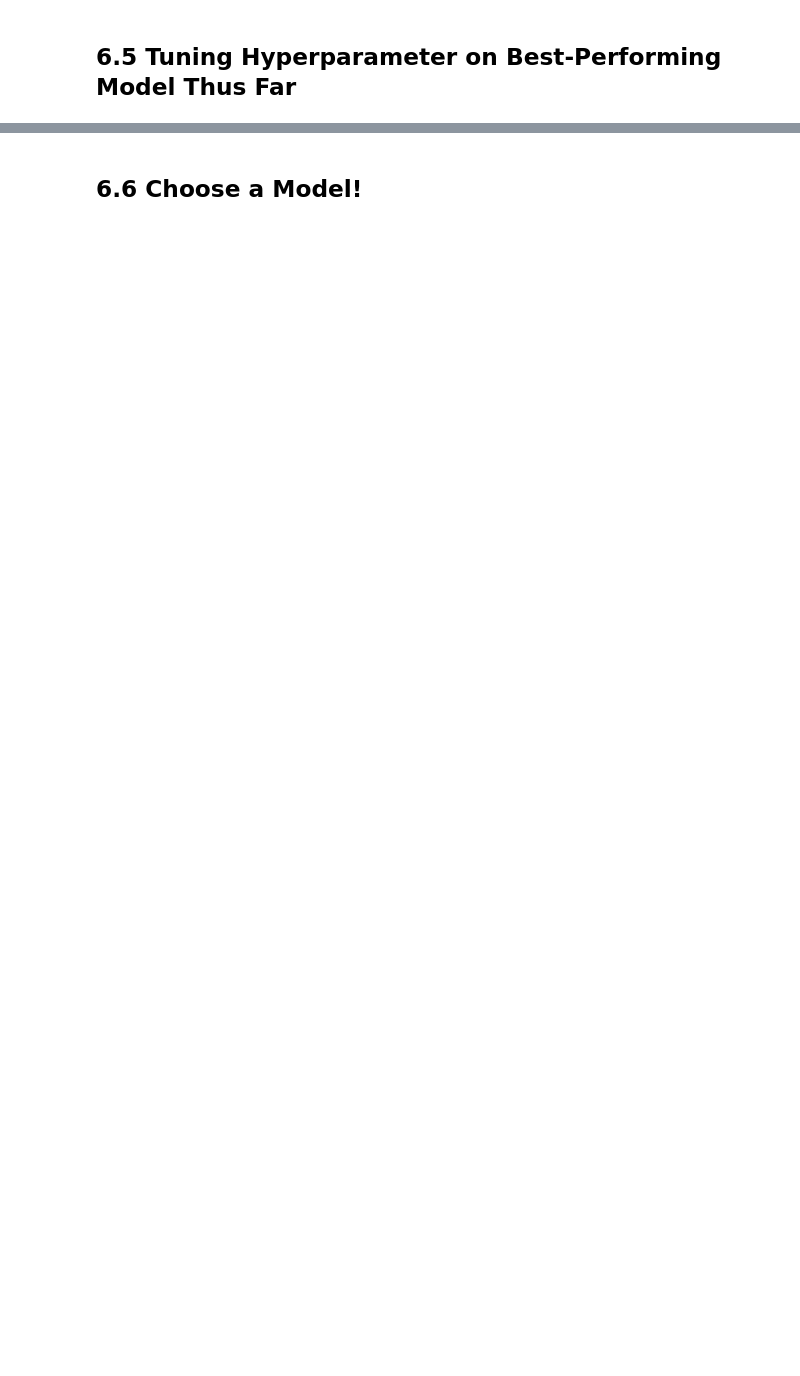
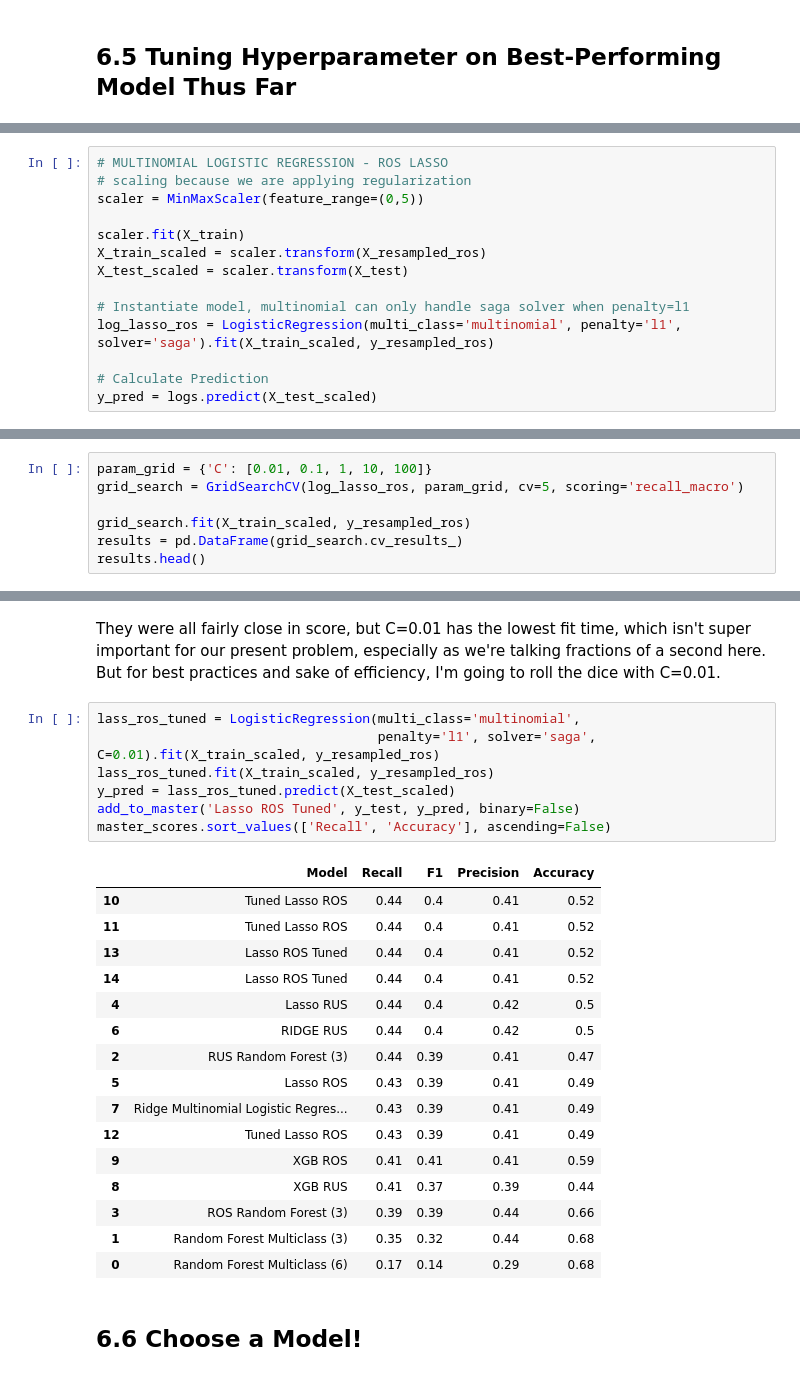
Before and after one commit to GwenToves/Cat-pstone, a Jupyter notebook: Pre_Processing and Modelling.ipynb, the cells around one changed output, grey strips where cells are left out. Cells and saved outputs as stored; diff of their text form; blank space fills up the shorter version.

```diff
--- a/Pre_Processing and Modelling.ipynb
+++ b/Pre_Processing and Modelling.ipynb
@@ -497,0 +618,14 @@ param_grid = {C: 0.01, 0.1, 1, 10, 100}
+# %%
+# MULTINOMIAL LOGISTIC REGRESSION - ROS LASSO
+# scaling because we are applying regularization
+scaler = MinMaxScaler(feature_range=(0,5))
+
+scaler.fit(X_train)
+X_train_scaled = scaler.transform(X_resampled_ros)
+X_test_scaled = scaler.transform(X_test)
+
+# Instantiate model, multinomial can only handle saga solver when penalty=l1
+log_lasso_ros = LogisticRegression(multi_class='multinomial', penalty='l1', solver='saga').fit(X_train_scaled, y_resampled_ros)
+
+# Calculate Prediction
+y_pred = logs.predict(X_test_scaled)
@@ -497,0 +634,7 @@ param_grid = {C: 0.01, 0.1, 1, 10, 100}
+# %%
+param_grid = {'C': [0.01, 0.1, 1, 10, 100]}
+grid_search = GridSearchCV(log_lasso_ros, param_grid, cv=5, scoring='recall_macro')
+
+grid_search.fit(X_train_scaled, y_resampled_ros)
+results = pd.DataFrame(grid_search.cv_results_)
+results.head()
@@ -498,2 +648,28 @@ param_grid = {C: 0.01, 0.1, 1, 10, 100}
+# %% [markdown]
+They were all fairly close in score, but C=0.01 has the lowest fit time, which isn't super important for our present problem, especially as we're talking fractions of a second here. But for best practices and sake of efficiency, I'm going to roll the dice with C=0.01.
+# %%
+lass_ros_tuned = LogisticRegression(multi_class='multinomial',
+                                    penalty='l1', solver='saga', C=0.01).fit(X_train_scaled, y_resampled_ros)
+lass_ros_tuned.fit(X_train_scaled, y_resampled_ros)
+y_pred = lass_ros_tuned.predict(X_test_scaled)
+add_to_master('Lasso ROS Tuned', y_test, y_pred, binary=False)
+master_scores.sort_values(['Recall', 'Accuracy'], ascending=False)
+# %% [output]
+|  | Model | Recall | F1 | Precision | Accuracy |
+| 10 | Tuned Lasso ROS | 0.44 | 0.4 | 0.41 | 0.52 |
+| 11 | Tuned Lasso ROS | 0.44 | 0.4 | 0.41 | 0.52 |
+| 13 | Lasso ROS Tuned | 0.44 | 0.4 | 0.41 | 0.52 |
+| 14 | Lasso ROS Tuned | 0.44 | 0.4 | 0.41 | 0.52 |
+| 4 | Lasso RUS | 0.44 | 0.4 | 0.42 | 0.5 |
+| 6 | RIDGE RUS | 0.44 | 0.4 | 0.42 | 0.5 |
+| 2 | RUS Random Forest (3) | 0.44 | 0.39 | 0.41 | 0.47 |
+| 5 | Lasso ROS | 0.43 | 0.39 | 0.41 | 0.49 |
+| 7 | Ridge Multinomial Logistic Regres... | 0.43 | 0.39 | 0.41 | 0.49 |
+| 12 | Tuned Lasso ROS | 0.43 | 0.39 | 0.41 | 0.49 |
+| 9 | XGB ROS | 0.41 | 0.41 | 0.41 | 0.59 |
+| 8 | XGB RUS | 0.41 | 0.37 | 0.39 | 0.44 |
+| 3 | ROS Random Forest (3) | 0.39 | 0.39 | 0.44 | 0.66 |
+| 1 | Random Forest Multiclass (3) | 0.35 | 0.32 | 0.44 | 0.68 |
+| 0 | Random Forest Multiclass (6) | 0.17 | 0.14 | 0.29 | 0.68 |
 # %% [markdown]
 ## 6.6 Choose a Model!
```
Also changed, not shown: parts of 65 cells of this notebook.
